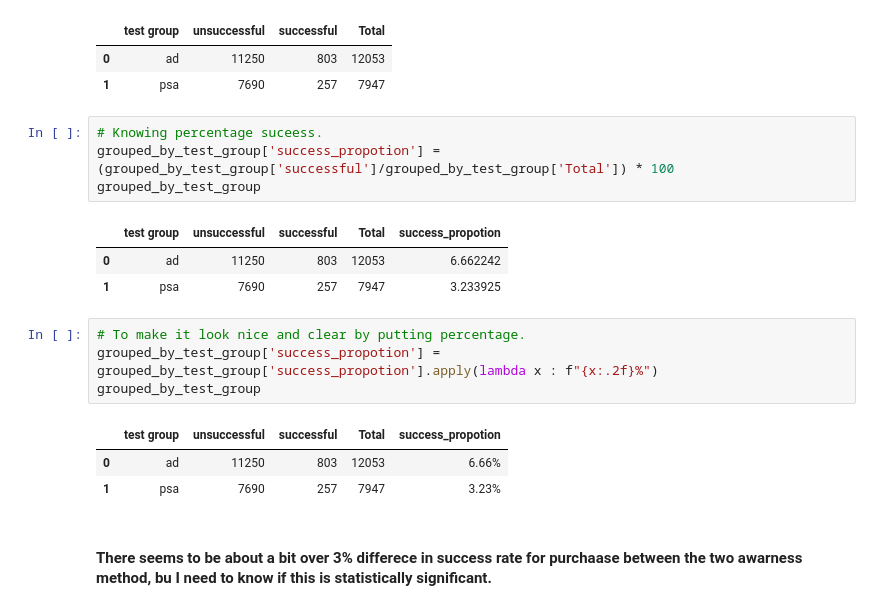
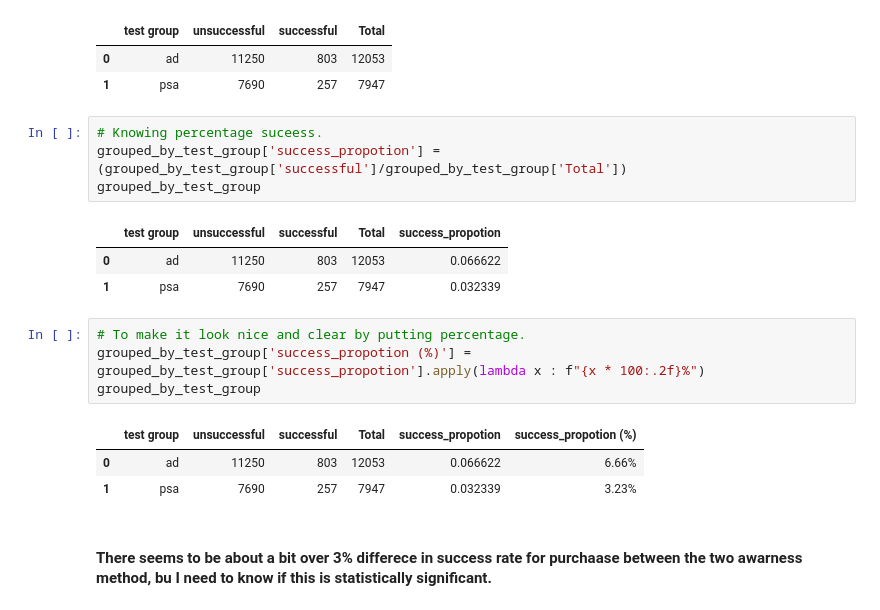
Before and after one commit to Mario-Gozie/A-B-Testing-on-Awareness-Python, a Jupyter notebook: Advert AB Testing-1.ipynb, the cells around one changed output. Drawn from its saved outputs; the diff is of its cells as text.

```diff
--- a/Advert AB Testing-1.ipynb
+++ b/Advert AB Testing-1.ipynb
@@ -440,20 +441,20 @@ grouped_by_test_group
 | 1 | psa | 7690 | 257 | 7947 |
 # %%
 # Knowing percentage suceess.
-grouped_by_test_group['success_propotion'] = (grouped_by_test_group['successful']/grouped_by_test_group['Total']) * 100
+grouped_by_test_group['success_propotion'] = (grouped_by_test_group['successful']/grouped_by_test_group['Total'])
 grouped_by_test_group
 # %% [output]
 |  | test group | unsuccessful | successful | Total | success_propotion |
-| 0 | ad | 11250 | 803 | 12053 | 6.662242 |
-| 1 | psa | 7690 | 257 | 7947 | 3.233925 |
+| 0 | ad | 11250 | 803 | 12053 | 0.066622 |
+| 1 | psa | 7690 | 257 | 7947 | 0.032339 |
 # %%
 # To make it look nice and clear by putting percentage.
-grouped_by_test_group['success_propotion'] = grouped_by_test_group['success_propotion'].apply(lambda x : f"{x:.2f}%")
+grouped_by_test_group['success_propotion (%)'] = grouped_by_test_group['success_propotion'].apply(lambda x : f"{x * 100:.2f}%")
 grouped_by_test_group
 # %% [output]
-|  | test group | unsuccessful | successful | Total | success_propotion |
-| 0 | ad | 11250 | 803 | 12053 | 6.66% |
-| 1 | psa | 7690 | 257 | 7947 | 3.23% |
+|  | test group | unsuccessful | successful | Total | success_propotion | success_propotion (%) |
+| 0 | ad | 11250 | 803 | 12053 | 0.066622 | 6.66% |
+| 1 | psa | 7690 | 257 | 7947 | 0.032339 | 3.23% |
 # %% [markdown]
 #### There seems to be about a bit over 3% differece in success rate for purchaase between the two awarness method, bu I need to know if this is statistically significant.
 # %% [markdown]
```
Also changed, not shown: parts of 12 cells of this notebook, 1 other file.
